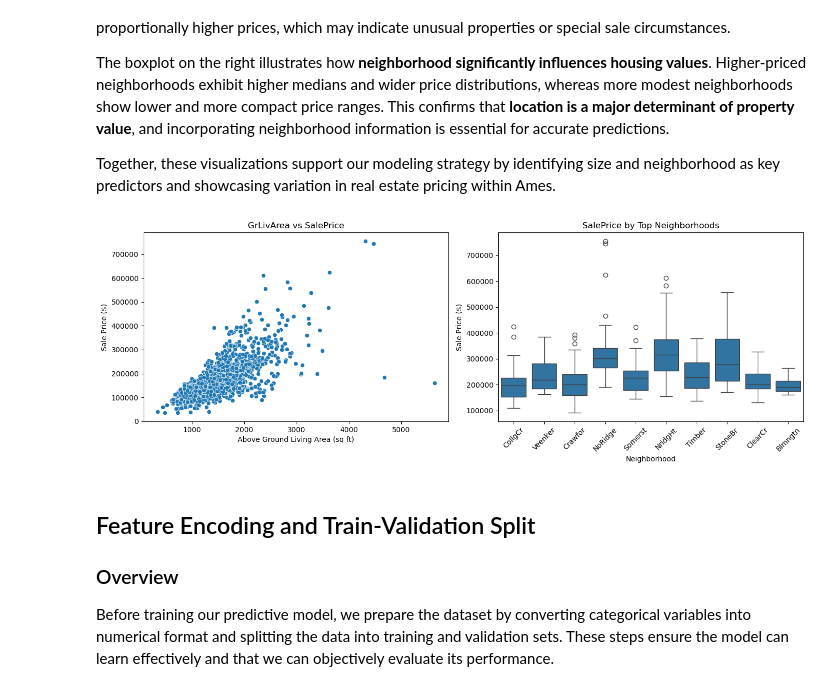
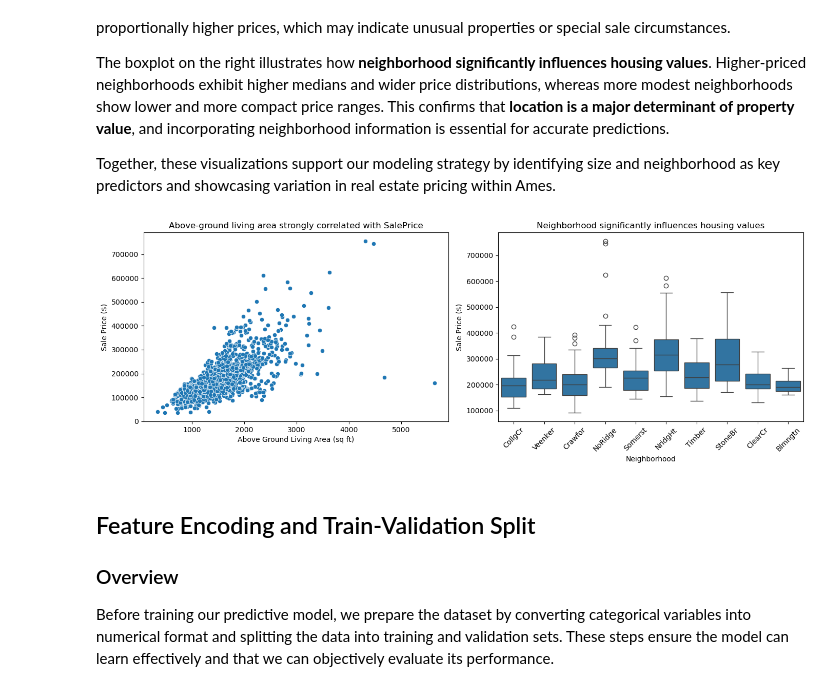
Before and after one commit to TylerDoan-0515/housing-price-prediction, a Jupyter notebook: housing_price_prediction.ipynb, the cells around one changed output. Drawn from its saved outputs; the diff is of its cells as text; code cells hidden in the pictures.

```diff
--- a/housing_price_prediction.ipynb
+++ b/housing_price_prediction.ipynb
@@ -259,28 +259,28 @@ Together, these visualizations support our modeling strategy by identifying size
 # %%
 fig, axes = plt.subplots(1, 2, figsize=(14,5))
 
 sns.scatterplot(x=train_clean["GrLivArea"], y=train_clean["SalePrice"], ax=axes[0])
-axes[0].set_title("GrLivArea vs SalePrice")
+axes[0].set_title("Above-ground living area strongly correlated with SalePrice")
 axes[0].set_xlabel("Above Ground Living Area (sq ft)")
 axes[0].set_ylabel("Sale Price ($)")
 
 top_neighborhoods = train_clean.groupby("Neighborhood")["SalePrice"].median().sort_values().tail(10).index
 
 sns.boxplot(
     x="Neighborhood",
     y="SalePrice",
     data=train_clean[train_clean["Neighborhood"].isin(top_neighborhoods)],
     ax=axes[1]
 )
-axes[1].set_title("SalePrice by Top Neighborhoods")
+axes[1].set_title("Neighborhood significantly influences housing values")
 axes[1].set_xlabel("Neighborhood")
 axes[1].set_ylabel("Sale Price ($)")
 axes[1].tick_params(axis='x', rotation=45)
 
 plt.tight_layout()
 plt.show()
 # %% [output]
-[figure, old version]
+[figure, new version]
 # %% [markdown]
 ##  Feature Encoding and Train-Validation Split
 
```
Also changed, not shown: parts of 7 cells of this notebook.
